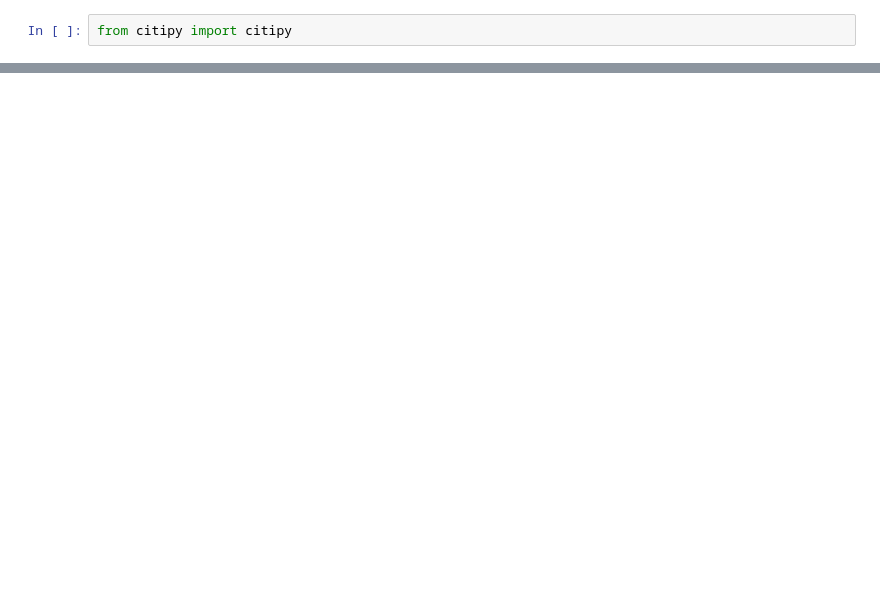
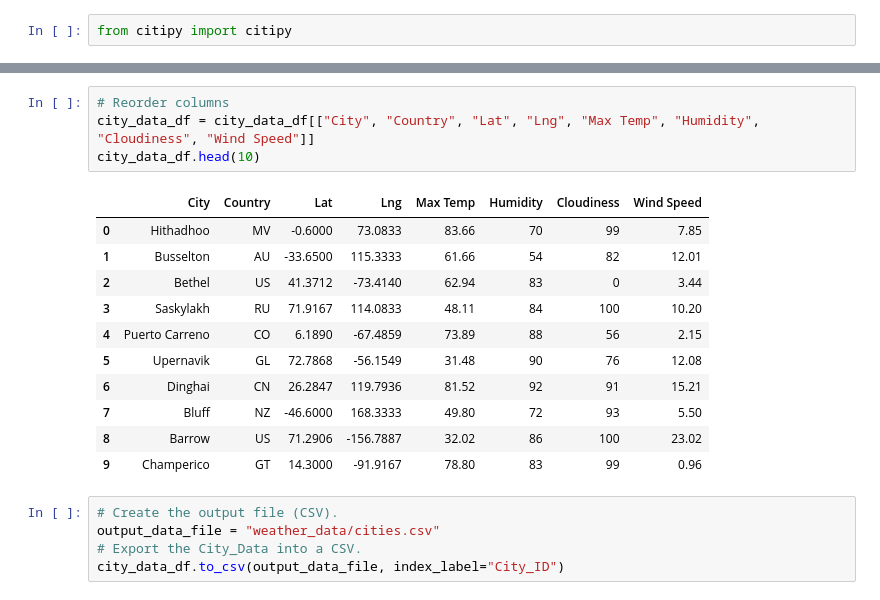
Before and after one commit to daniel-sh-au/006_World-Weather-Analysis, a Jupyter notebook: WeatherPy.ipynb, the cells around one changed output, grey strips where cells are left out. Saved outputs shown, nothing was run; the diff lists cells and outputs as text; blank space fills up the shorter version.

```diff
--- a/WeatherPy.ipynb
+++ b/WeatherPy.ipynb
@@ -29,0 +155,21 @@ NameError: name 'coordinates' is not defined
+# %%
+# Reorder columns
+city_data_df = city_data_df[["City", "Country", "Lat", "Lng", "Max Temp", "Humidity", "Cloudiness", "Wind Speed"]]
+city_data_df.head(10)
+# %% [output]
+|  | City | Country | Lat | Lng | Max Temp | Humidity | Cloudiness | Wind Speed |
+| 0 | Hithadhoo | MV | -0.6000 | 73.0833 | 83.66 | 70 | 99 | 7.85 |
+| 1 | Busselton | AU | -33.6500 | 115.3333 | 61.66 | 54 | 82 | 12.01 |
+| 2 | Bethel | US | 41.3712 | -73.4140 | 62.94 | 83 | 0 | 3.44 |
+| 3 | Saskylakh | RU | 71.9167 | 114.0833 | 48.11 | 84 | 100 | 10.20 |
+| 4 | Puerto Carreno | CO | 6.1890 | -67.4859 | 73.89 | 88 | 56 | 2.15 |
+| 5 | Upernavik | GL | 72.7868 | -56.1549 | 31.48 | 90 | 76 | 12.08 |
+| 6 | Dinghai | CN | 26.2847 | 119.7936 | 81.52 | 92 | 91 | 15.21 |
+| 7 | Bluff | NZ | -46.6000 | 168.3333 | 49.80 | 72 | 93 | 5.50 |
+| 8 | Barrow | US | 71.2906 | -156.7887 | 32.02 | 86 | 100 | 23.02 |
+| 9 | Champerico | GT | 14.3000 | -91.9167 | 78.80 | 83 | 99 | 0.96 |
+# %%
+# Create the output file (CSV).
+output_data_file = "weather_data/cities.csv"
+# Export the City_Data into a CSV.
+city_data_df.to_csv(output_data_file, index_label="City_ID")
```
Also changed, not shown: parts of 10 cells of this notebook, 3 other files.
